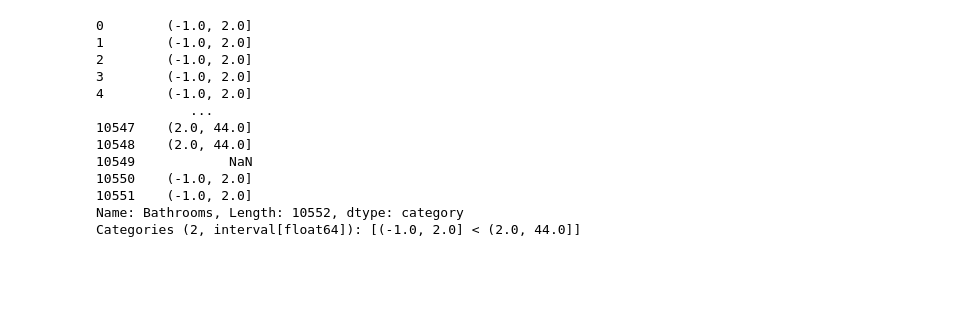
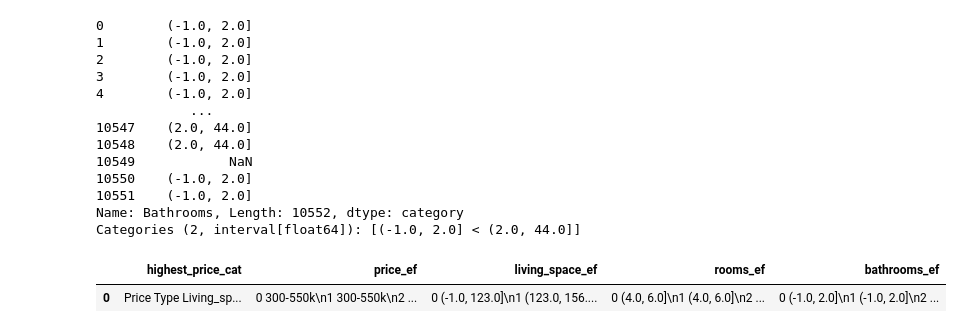
Before and after one commit to clytaemnestra/real-estate-data-analysis, a Jupyter notebook: analysis.ipynb, the cells around one changed output. Drawn from its saved outputs; the diff is of its cells as text; code cells hidden in the pictures; blank space fills up the shorter version.

```diff
--- a/analysis.ipynb
+++ b/analysis.ipynb
@@ -526,7 +526,12 @@ bathrooms_ef
 Name: Bathrooms, Length: 10552, dtype: category
 Categories (2, interval[float64]): [(-1.0, 2.0] < (2.0, 44.0]]
 # %%
-# copy only necessary attributes to a new dataframe
+# copy only neccessary attributes to a new dataframe
 df_price_living_space = pd.DataFrame([[highest_price_cat, price_ef, living_space_ef, rooms_ef, bathrooms_ef]],
                                      columns=['highest_price_cat', 'price_ef', 'living_space_ef', 'rooms_ef', 'bathrooms_ef'],
-                                     )
+                                     ).copy()
+# %%
+df_price_living_space
+# %% [output]
+|  | highest_price_cat | price_ef | living_space_ef | rooms_ef | bathrooms_ef |
+| 0 | Price Type Living_sp... | 0 300-550k\n1 300-550k\n2 ... | 0 (-1.0, 123.0]\n1 (123.0, 156.... | 0 (4.0, 6.0]\n1 (4.0, 6.0]\n2 ... | 0 (-1.0, 2.0]\n1 (-1.0, 2.0]\n2 ... |
```
Also changed, not shown: parts of 8 cells of this notebook.
